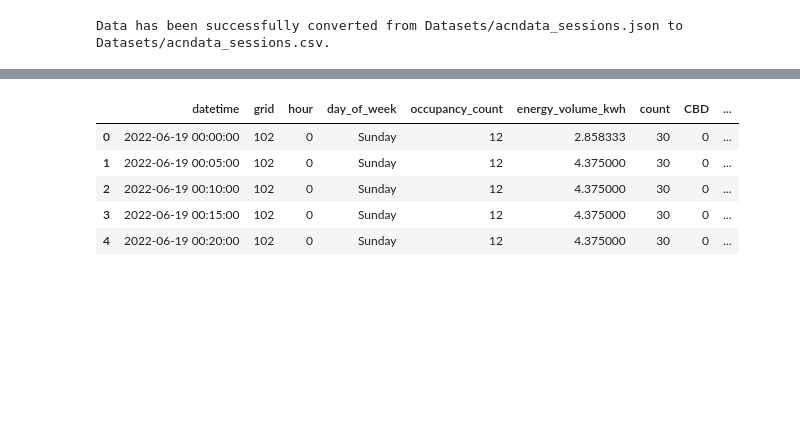
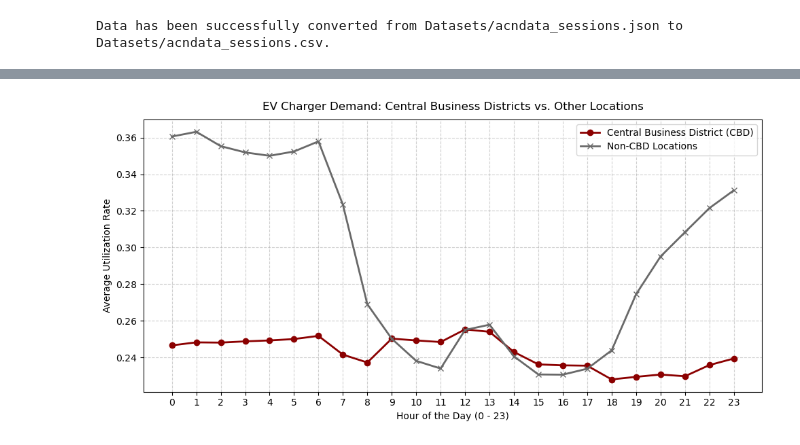
Before and after one commit to Neritya-Singh/Dynamic_Tariff_Optimization_Project, a Jupyter notebook: Project.ipynb, the cells around one changed output, grey strips where cells are left out. Saved outputs shown, nothing was run; the diff lists cells and outputs as text; code cells hidden in the pictures; blank space fills up the shorter version.

```diff
--- a/Project.ipynb
+++ b/Project.ipynb
@@ -121,9 +236,21 @@ df_urban_final = df_urban_final[urban_cols_to_keep]
 # %%
-df_urban_final.head()
+# Group by hour and the CBD flag to see location trends
+cbd_demand = df_urban_final.groupby(['hour', 'CBD'])['charger_utilization_rate'].mean().unstack()
+
+# Plot the lines for both location categories
+plt.figure(figsize=(10, 5))
+plt.plot(cbd_demand.index, cbd_demand[1], label='Central Business District (CBD)', color='darkred', linewidth=2, marker='o')
+plt.plot(cbd_demand.index, cbd_demand[0], label='Non-CBD Locations', color='dimgray', linewidth=2, marker='x')
+
+# Add labels and formatting
+plt.title('EV Charger Demand: Central Business Districts vs. Other Locations', fontsize=12, pad=10)
+plt.xlabel('Hour of the Day (0 - 23)', fontsize=10)
+plt.ylabel('Average Utilization Rate', fontsize=10)
+plt.xticks(range(0, 24))
+plt.legend()
+plt.grid(True, linestyle='--', alpha=0.6)
+
+plt.tight_layout()
+plt.show()
 # %% [output]
-|  | datetime | grid | hour | day_of_week | occupancy_count | energy_volume_kwh | count | CBD | ... |
-| 0 | 2022-06-19 00:00:00 | 102 | 0 | Sunday | 12 | 2.858333 | 30 | 0 | ... |
-| 1 | 2022-06-19 00:05:00 | 102 | 0 | Sunday | 12 | 4.375000 | 30 | 0 | ... |
-| 2 | 2022-06-19 00:10:00 | 102 | 0 | Sunday | 12 | 4.375000 | 30 | 0 | ... |
-| 3 | 2022-06-19 00:15:00 | 102 | 0 | Sunday | 12 | 4.375000 | 30 | 0 | ... |
-| 4 | 2022-06-19 00:20:00 | 102 | 0 | Sunday | 12 | 4.375000 | 30 | 0 | ... |
+[figure, added]
```
Also changed, not shown: parts of 55 cells of this notebook, 10 other files.
